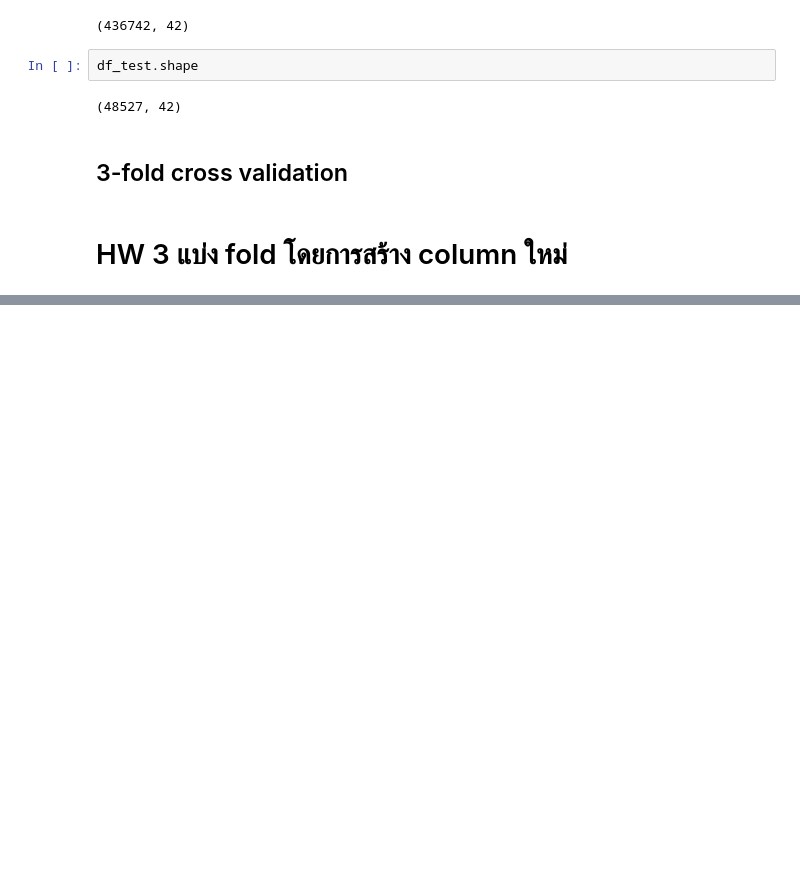
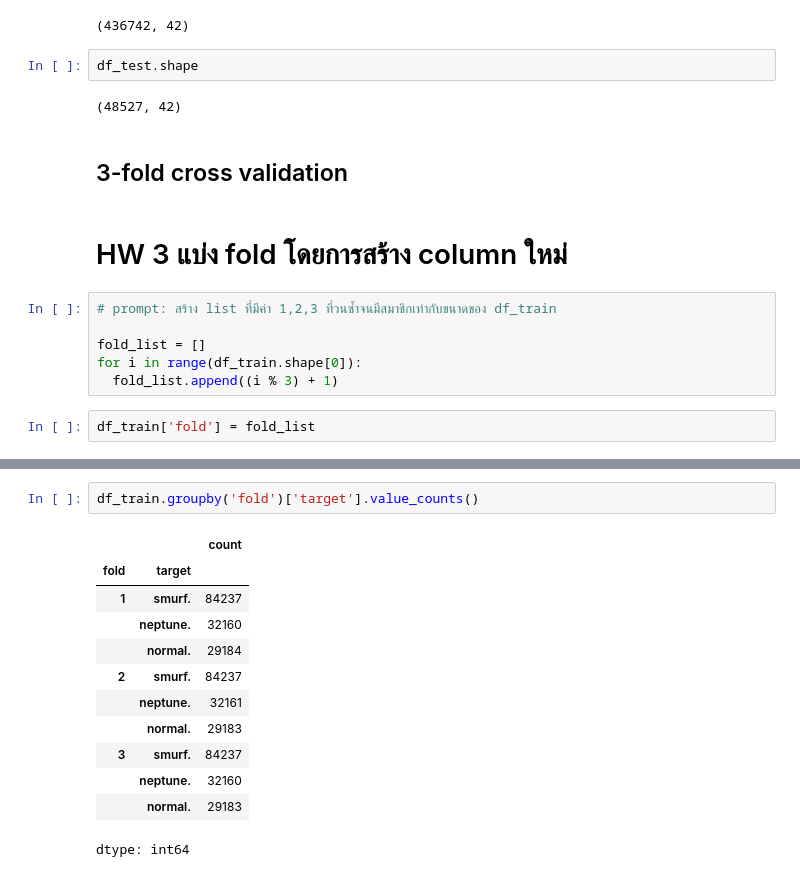
Before and after one commit to tohnperfect/DPDM2024, a Jupyter notebook: Classification_(dpdm24).ipynb, the cells around one changed output, grey strips where cells are left out. Cells and saved outputs as stored; diff of their text form; blank space fills up the shorter version.

```diff
--- a/Classification_(dpdm24).ipynb
+++ b/Classification_(dpdm24).ipynb
@@ -189,3 +191,11 @@ df_test.shape
 ## 3-fold cross validation
 # %% [markdown]
 # HW 3 แบ่ง fold โดยการสร้าง column ใหม่
+# %%
+# prompt: สร้าง list ที่มีค่า 1,2,3 ที่วนซ้ำจนมีสมาชิกเท่ากับขนาดของ df_train
+
+fold_list = []
+for i in range(df_train.shape[0]):
+  fold_list.append((i % 3) + 1)
+# %%
+df_train['fold'] = fold_list
@@ -191,0 +212,15 @@ df_test.shape
+# %%
+df_train.groupby('fold')['target'].value_counts()
+# %% [output]
+|  |  | count |
+| fold | target |  |
+| 1 | smurf. | 84237 |
+|  | neptune. | 32160 |
+|  | normal. | 29184 |
+| 2 | smurf. | 84237 |
+|  | neptune. | 32161 |
+|  | normal. | 29183 |
+| 3 | smurf. | 84237 |
+|  | neptune. | 32160 |
+|  | normal. | 29183 |
+dtype: int64
```
Also changed, not shown: parts of 6 cells of this notebook.
